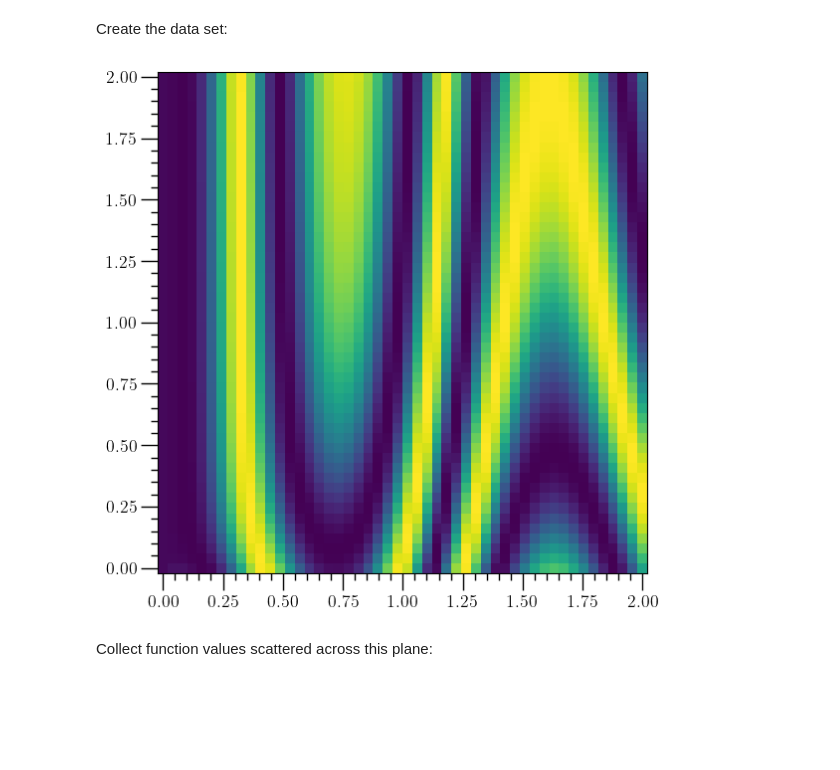
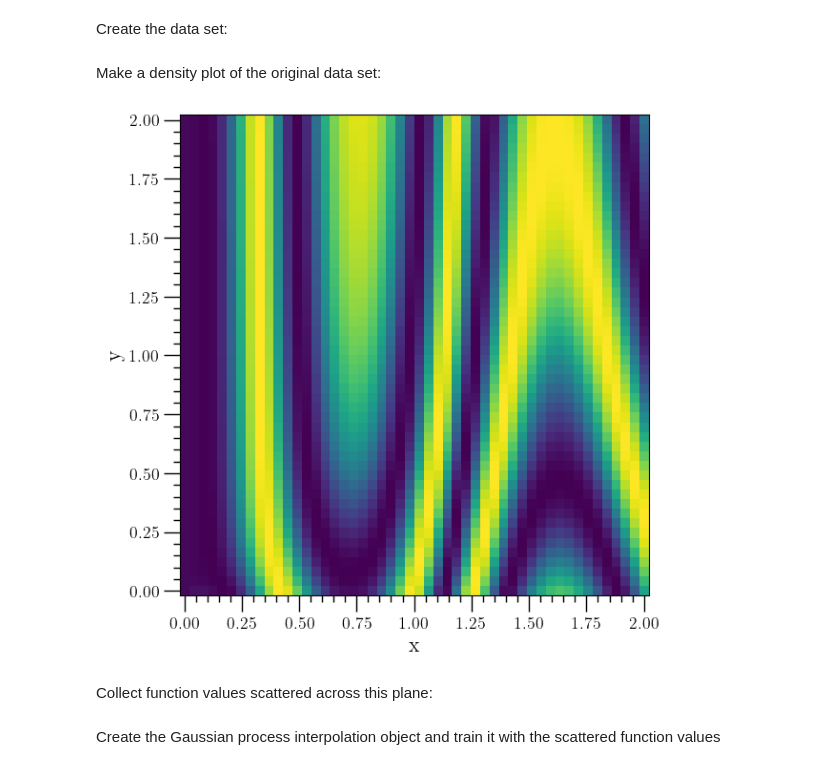
Before and after one commit to awsteiner/o2sclpy, a Jupyter notebook: examples/interpm.ipynb, the cells around one changed output. Saved outputs shown, nothing was run; the diff lists cells and outputs as text; code cells hidden in the pictures; blank space fills up the shorter version.

```diff
--- a/examples/interpm.ipynb
+++ b/examples/interpm.ipynb
@@ -30,19 +31,19 @@ for i in range(0,t3d.get_nx()):
         y=t3d.get_grid_y(j)
         r=numpy.sqrt(x**2+y**2)+numpy.cos(x*4)-y
         t3d.set(i,j,"z",numpy.sin(r*5))
+# %% [markdown]
+Make a density plot of the original data set:
 # %%
 if plots:
     pl=o2sclpy.plot_base()
+    pl.canvas()
+    pl.den_plot([t3d,"z"])
+    pl.colbar=True
+    pl.xtitle('x')
+    pl.ytitle('y')
+    plot.show()
+# %% [output]
+[figure, added]
-# %%
-if plots:
-    pl.canvas()
-    pl.den_plot([t3d,"z"])
-    pl.colbar=True
-    #pl.xtitle('radius (km)')
-    #pl.ytitle('gravitational mass (Msun)')
-    plot.show()
-# %% [output]
-[figure, removed]
 # %% [markdown]
 Collect function values scattered across this plane:
 # %%
@@ -54,6 +54,9 @@ for i in range(0,N):
     x2[i,0]=random.random()*2.0
     x2[i,1]=random.random()*2.0
     y2[i,0]=t3d.interp(x2[i,0],x2[i,1],"z")
+# %% [markdown]
+Create the Gaussian process interpolation object and train it with
+the scattered function values
 # %%
 im=o2sclpy.interpm_sklearn_gp()
 im.set_data_str(x2,y2,'test_size=0.1')
```
Also changed, not shown: parts of 20 cells of this notebook, 5 other files.
